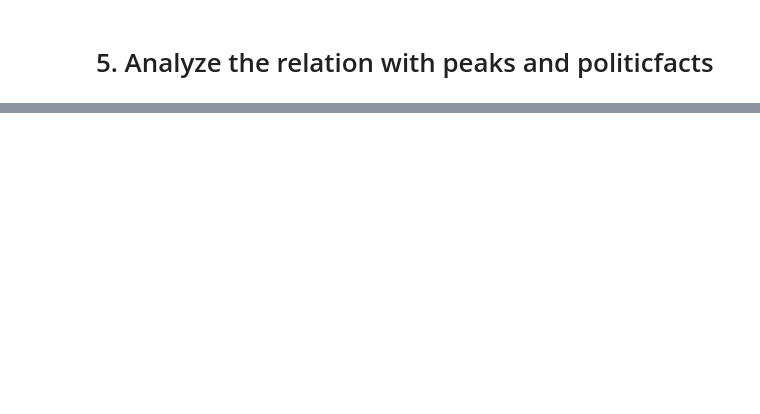
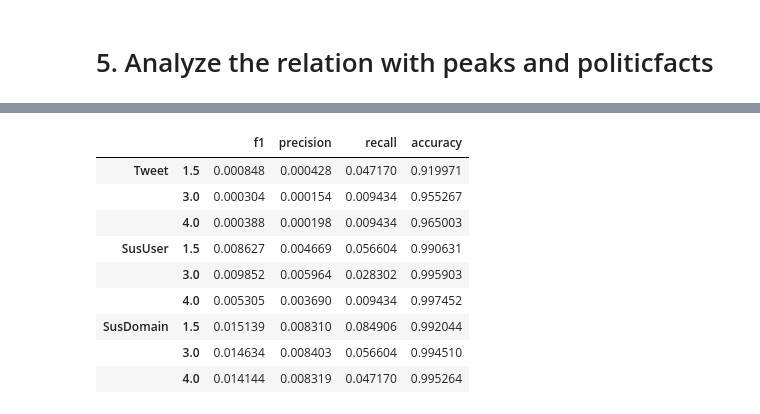
Before and after one commit to PANDApcd/PoliticalFactCheck, a Jupyter notebook: CandTweets.ipynb, the cells around one changed output, grey strips where cells are left out. Cells and saved outputs as stored; diff of their text form; code cells hidden in the pictures; blank space fills up the shorter version.

```diff
--- a/CandTweets.ipynb
+++ b/CandTweets.ipynb
@@ -106,0 +127,14 @@ df_pf = pd.read_csv("Data/PoliticFact.csv", sep="\t")
+# %%
+df_metrics = PeakDetector.get_metrics(df_count, df_pf)
+df_metrics
+# %% [output]
+|  |  | f1 | precision | recall | accuracy |
+| Tweet | 1.5 | 0.000848 | 0.000428 | 0.047170 | 0.919971 |
+|  | 3.0 | 0.000304 | 0.000154 | 0.009434 | 0.955267 |
+|  | 4.0 | 0.000388 | 0.000198 | 0.009434 | 0.965003 |
+| SusUser | 1.5 | 0.008627 | 0.004669 | 0.056604 | 0.990631 |
+|  | 3.0 | 0.009852 | 0.005964 | 0.028302 | 0.995903 |
+|  | 4.0 | 0.005305 | 0.003690 | 0.009434 | 0.997452 |
+| SusDomain | 1.5 | 0.015139 | 0.008310 | 0.084906 | 0.992044 |
+|  | 3.0 | 0.014634 | 0.008403 | 0.056604 | 0.994510 |
+|  | 4.0 | 0.014144 | 0.008319 | 0.047170 | 0.995264 |
```
Also changed, not shown: parts of 20 cells of this notebook, 9 other files.
